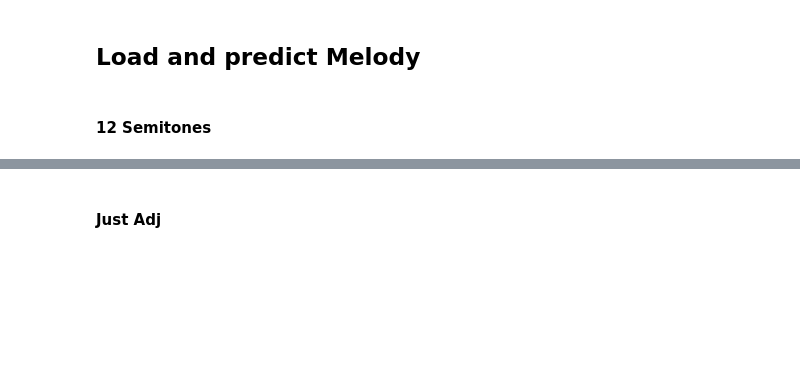
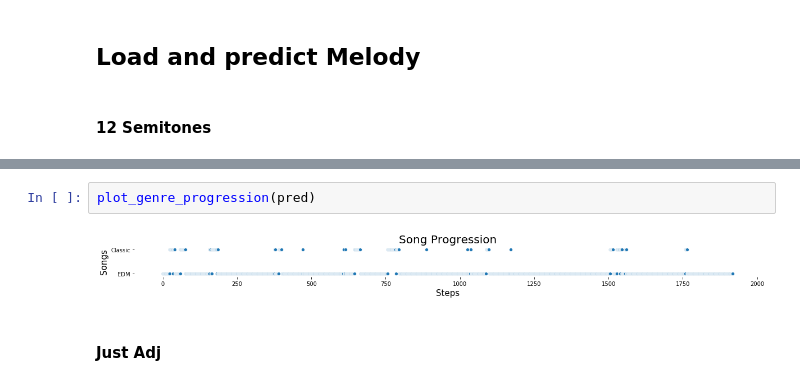
Before and after one commit to silvernine209/edm_generator, a Jupyter notebook: edm_generator_mac_newest.ipynb, the cells around one changed output, grey strips where cells are left out. Drawn from its saved outputs; the diff is of its cells as text; blank space fills up the shorter version.

```diff
--- a/edm_generator_mac_newest.ipynb
+++ b/edm_generator_mac_newest.ipynb
@@ -1238,3 +1353,7 @@ Music file midi/melody_output.mid loaded!
+# %%
+plot_genre_progression(pred)
+# %% [output]
+[figure, added]
 # %% [markdown]
 #### Just Adj
 # %%
```
Also changed, not shown: parts of 18 cells of this notebook.
